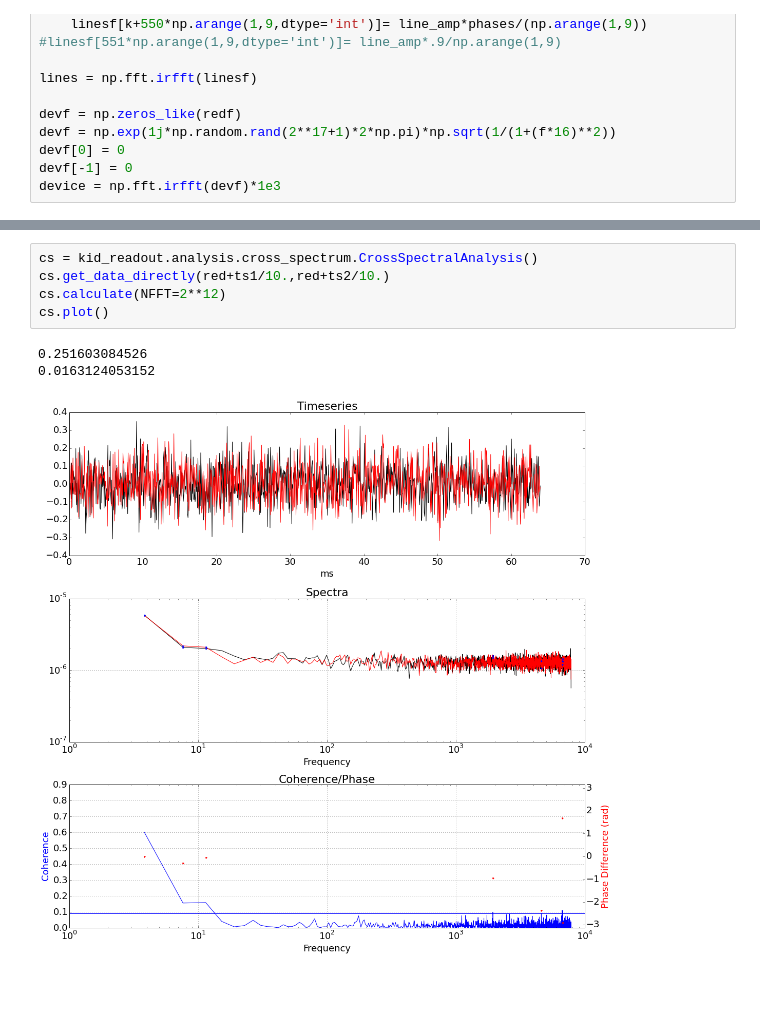
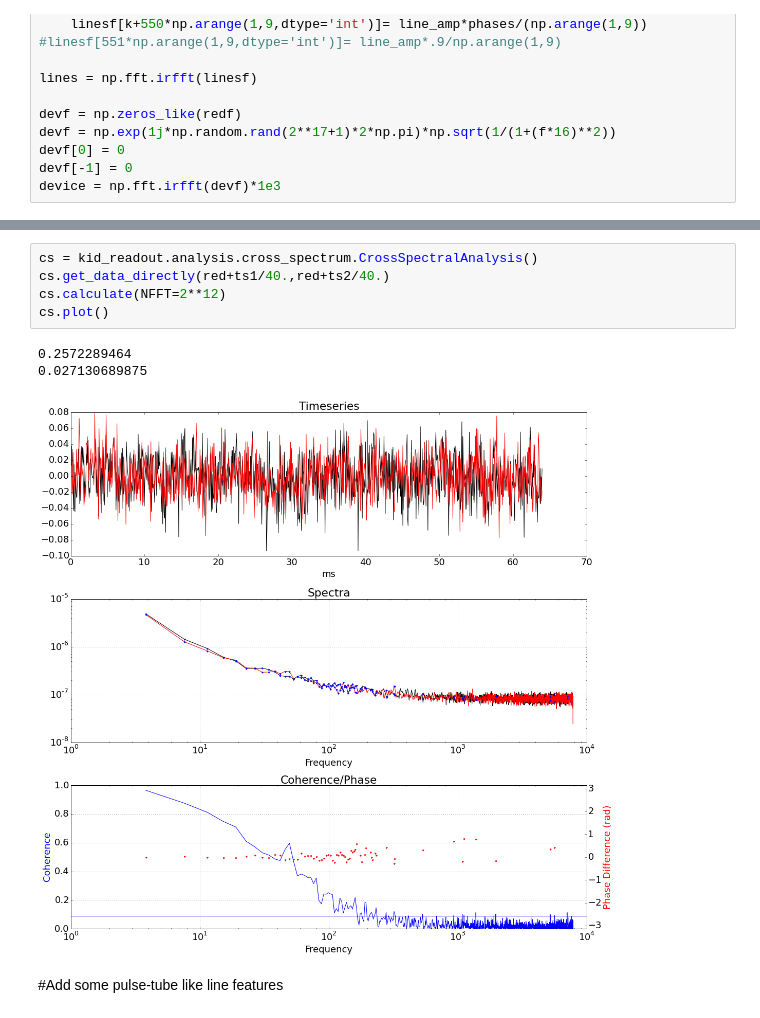
Before and after one commit to gitj/notebooks, a Jupyter notebook: 2015/2015-08-12-demonstrate-cross-correlation-with-simulation.ipynb, the cells around one changed output, grey strips where cells are left out. Drawn from its saved outputs; the diff is of its cells as text; blank space fills up the shorter version.

```diff
--- a/2015/2015-08-12-demonstrate-cross-correlation-with-simulation.ipynb
+++ b/2015/2015-08-12-demonstrate-cross-correlation-with-simulation.ipynb
@@ -83,9 +87,11 @@ cs.plot()
 # %%
 cs = kid_readout.analysis.cross_spectrum.CrossSpectralAnalysis()
-cs.get_data_directly(red+ts1/10.,red+ts2/10.)
+cs.get_data_directly(red+ts1/40.,red+ts2/40.)
 cs.calculate(NFFT=2**12)
 cs.plot()
 # %% [output]
-0.251603084526
-0.0163124053152
+0.2572289464
+0.027130689875
-[figure, old version]
+[figure, new version]
+# %% [markdown]
+#Add some pulse-tube like line features
```
Also changed, not shown: parts of 23 cells of this notebook, 1 other file.
